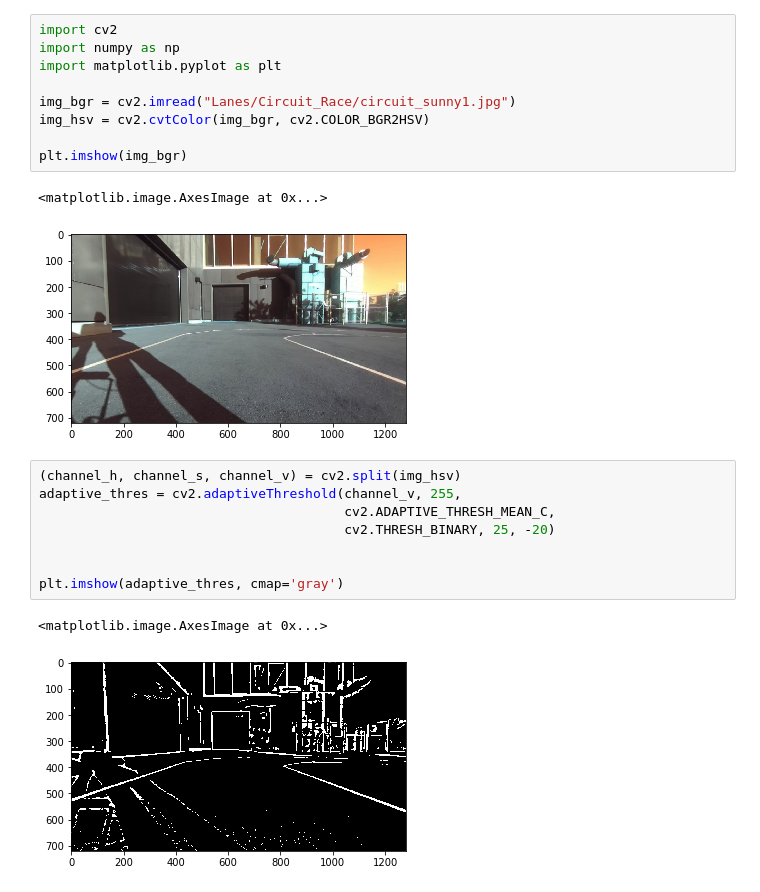
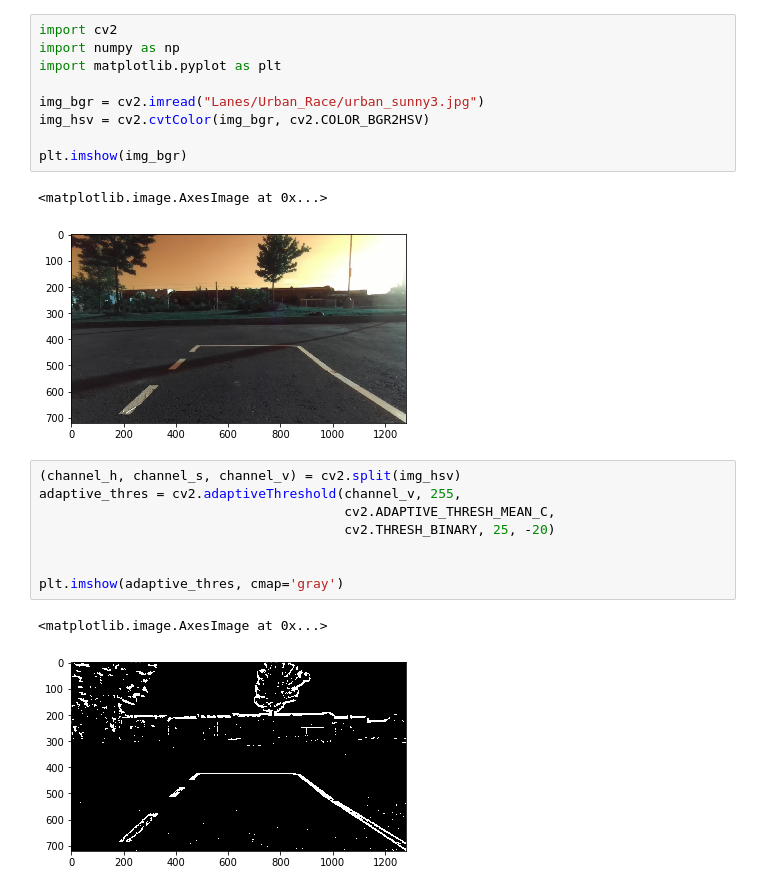
Before and after one commit to UWRobotRacing/RR-Hummingbot-Software, a Jupyter notebook: rr_computer_vision/scripts/Lane-Detection-Test-Single-Image.ipynb, the cells around one changed output. Saved outputs shown, nothing was run; the diff lists cells and outputs as text.

```diff
--- a/rr_computer_vision/scripts/Lane-Detection-Test-Single-Image.ipynb
+++ b/rr_computer_vision/scripts/Lane-Detection-Test-Single-Image.ipynb
@@ -1,15 +1,15 @@
 # %%
 import cv2
 import numpy as np
 import matplotlib.pyplot as plt
 
-img_bgr = cv2.imread("Lanes/Circuit_Race/circuit_sunny1.jpg")
+img_bgr = cv2.imread("Lanes/Urban_Race/urban_sunny3.jpg")
 img_hsv = cv2.cvtColor(img_bgr, cv2.COLOR_BGR2HSV)
 
 plt.imshow(img_bgr)
 # %% [output]
 <matplotlib.image.AxesImage at 0x...>
-[figure, old version]
+[figure, new version]
 # %%
 (channel_h, channel_s, channel_v) = cv2.split(img_hsv)
 adaptive_thres = cv2.adaptiveThreshold(channel_v, 255,
@@ -20,6 +20,6 @@ adaptive_thres = cv2.adaptiveThreshold(channel_v, 255,
 plt.imshow(adaptive_thres, cmap='gray')
 # %% [output]
 <matplotlib.image.AxesImage at 0x...>
-[figure, old version]
+[figure, new version]
 # %%
 # Circuit race: (2m wide lanes)
```
Also changed, not shown: parts of 2 cells of this notebook, 45 other files.
